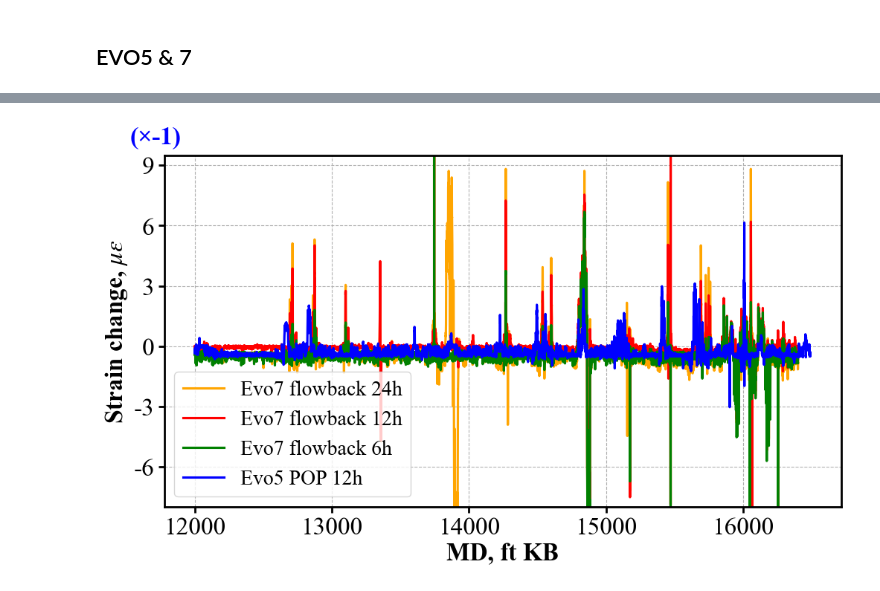
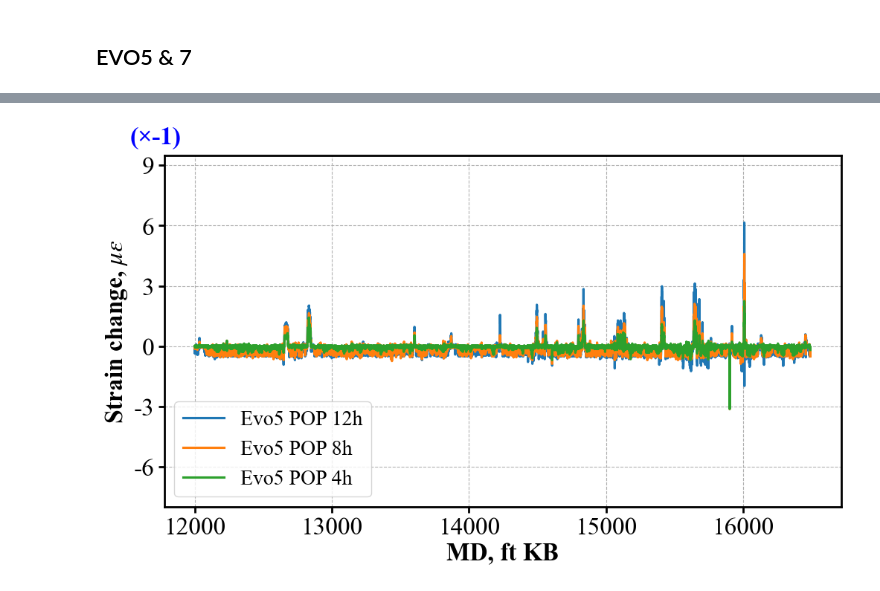
Before and after one commit to felix-mao-1516/plot-for-research-, a Jupyter notebook: 2D_plot_and_slippage_clbrt.ipynb, the cells around one changed output, grey strips where cells are left out. Cells and saved outputs as stored; diff of their text form; code cells hidden in the pictures.

```diff
--- a/2D_plot_and_slippage_clbrt.ipynb
+++ b/2D_plot_and_slippage_clbrt.ipynb
@@ -606,11 +484,11 @@ from plot_style import make_standard_figure, decode_stamps_to_datetimeindex
 # 1. 读取 HDF5 数据
 # =======================
 f1 = h5py.File(
-    r'C:/Users/fengxiang.mao/Desktop/Devon data/HFTS-1_Devon/Evo_5_6_7_Sep_2025/Evo 7 (flowback)/Zgabay A14H - flowback - strain change.h5',
+    r'C:/Users/fengxiang.mao/Desktop/Devon data/HFTS-1_Devon/Evo_5_6_7_Sep_2025/Evo 7 (flowback)/corrected_Evo7.h5',
     'r'
 )
 
-dstrain = f1['data'][...]    # shape: (ntime, ndepth)  时间在前，深度在后
+dstrain = f1['strain_corrected'][...]    # shape: (ntime, ndepth)  时间在前，深度在后
 depth   = f1['depth'][...]   # shape: (ndepth,)
 stamps  = f1['stamps']       # 原始时间字符串
 
@@ -650,7 +528,7 @@ depth_window = depth[depth_mask]
 
 # 生成 起始点 + 每隔若干小时 的时间点
 start_time = datetime.datetime(2022, 6, 2, 8, 0)
-test_time = [start_time + datetime.timedelta(hours=h) for h in [0, 6, 12, 24]]   #[0, 2, 4, 8, 16, 28]
+test_time = [start_time + datetime.timedelta(hours=h) for h in [0, 6, 12, 28]]   #[0, 2, 4, 8, 16, 28]
 
 
 
@@ -737,13 +615,13 @@ output3 = -1*(profiles["P4"] - profiles["P1"])
 #     "4H flowback": output8,
 # }
 
-outputs = {
-    "5H flowback 12h": output1,
+# outputs = {
+#     "5H flowback 12h": output1,
     # "after 4h": output2,
     # "after 8h": output3,
     # "after 16h": output4,
     # "after 28h": output5,
-}
+# }
 
 
 # =======================
@@ -783,7 +661,7 @@ depth_window2 = depth2[depth_mask2]
 
 # 生成 起始点 + 每隔若干小时 的时间点
 start_time2 = datetime.datetime(2022, 3, 15, 9, 0)
-test_time2 = [start_time2 + datetime.timedelta(hours=h) for h in [0, 12]]   #[0, 2, 4, 8, 16, 28]
+test_time2 = [start_time2 + datetime.timedelta(hours=h) for h in [0, 4, 8, 12]]   #[0, 2, 4, 8, 16, 28]
 
 # 自动生成 P1...P9 的标签
 point_labels2 = [f"P{i+1}" for i in range(len(test_time2))]
@@ -824,16 +702,18 @@ for label2 in point_labels2:
 # 每个都是 shape: (N_depth_window,) 的 1D 数组，可以随便做运算
 
 
-output0 = -1*(profiles2["P2"] - profiles2["P1"])
+pop_output1 = -1*(profiles2["P2"] - profiles2["P1"])
+pop_output2 = -1*(profiles2["P3"] - profiles2["P1"])
+pop_output3 = -1*(profiles2["P4"] - profiles2["P1"])
 
 
-outputs2 = {
-    "5H POP 12h": output2,
+# outputs2 = {
+    # "5H POP 12h": output2,
     # "after 4h": output2,
     # "after 8h": output3,
     # "after 16h": output4,
     # "after 28h": output5,
-}
+# }
 
 # =======================
 # 7. 统一可视化 outputs
@@ -857,36 +739,37 @@ P2: target = 2022-03-15 21:00:00, matched = 2022-03-15 21:00:08.100242 (index=10
 
 # ===== 合并到一张图画 =====
 fig, ax = make_standard_figure(figsize=(10, 6))  # 只建一次
-ax.plot(depth_window,  output3, label="Evo7 flowback 24h", color="orange")
-ax.plot(depth_window,  output2, label="Evo7 flowback 12h", color="red")
-ax.plot(depth_window,  output1, label="Evo7 flowback 6h", color="green")
+# ax.plot(depth_window,  output3, label="Evo7 flowback 28h", )
+# ax.plot(depth_window,  output2, label="Evo7 flowback 12h", )
+# ax.plot(depth_window,  output1, label="Evo7 flowback 6h", )
 
-
-ax.plot(depth_window2, output0, label="Evo5 POP 12h", color='#0000FF')
+ax.plot(depth_window2, pop_output3, label="Evo5 POP 12h",  )
+ax.plot(depth_window2, pop_output2, label="Evo5 POP 8h",  )
+ax.plot(depth_window2, pop_output1, label="Evo5 POP 4h", )
 
 
 ax.set_xlabel("MD, ft KB")
 ax.set_ylabel(r"Strain change, $\mu\varepsilon$")
 ax.set_ylim(-6, 8)
 
 ax.grid(True, linestyle='--')
 ax.legend(loc="lower left", ncol=1)
 
 # x 轴范围建议取重叠区间（可选）
 # xmin = max(depth_window.min(), depth_window2.min())
 # xmax = min(depth_window.max(), depth_window2.max())
 # ax.set_xlim(xmin, xmax)
 
 # ax.set_xticks(np.arange(int(xmin//1000)*1000, int(xmax//1000+1)*1000, 1000))
 ax.set_ylim(-8, 9.5)
 ax.set_yticks(np.arange(-6, 10, 3))
 ax.set_xticks(np.arange(depth_min, depth_max + 1, 1000))
 
 ax.text(-0.05, 1.02, "(×-1)", transform=ax.transAxes,
         ha="left", va="bottom", fontsize=24,
         fontweight="bold", color="#0000FF")
 
 
 plt.show()
 # %% [output]
-[figure, old version]
+[figure, new version]
```
Also changed, not shown: parts of 12 cells of this notebook, 6 other files.
